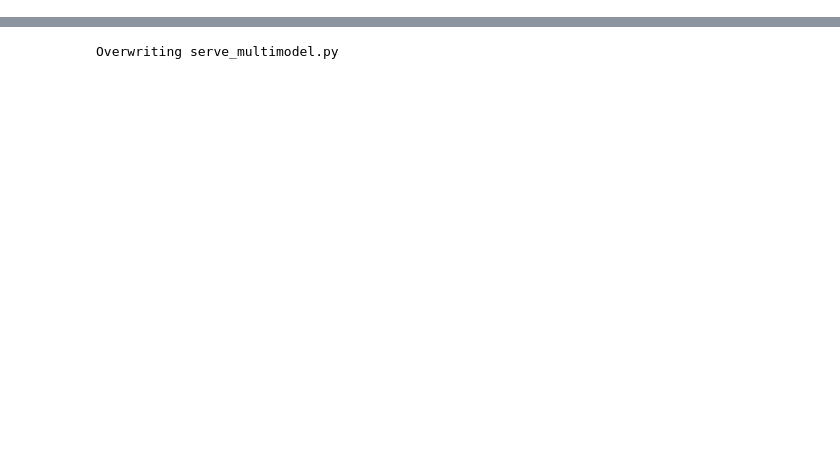
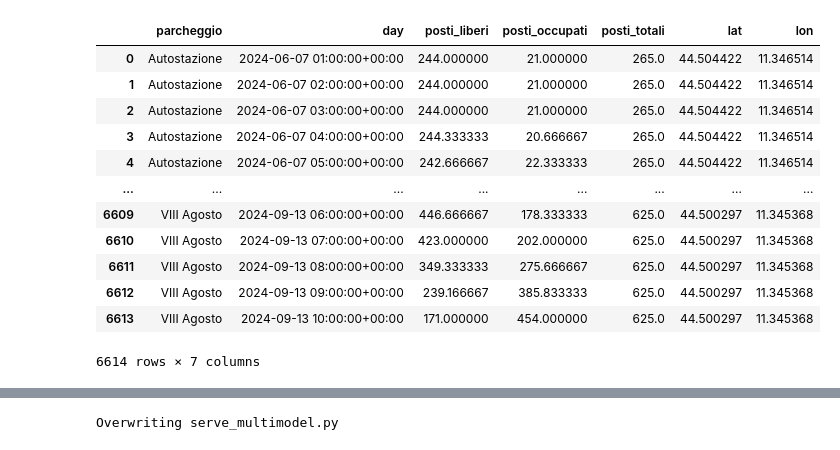
Before and after one commit to tn-aixpa/parkings-demo, a Jupyter notebook: parcheggi_ml.ipynb, the cells around one changed output, grey strips where cells are left out. Drawn from its saved outputs; the diff is of its cells as text; code cells hidden in the pictures; blank space fills up the shorter version.

```diff
--- a/parcheggi_ml.ipynb
+++ b/parcheggi_ml.ipynb
@@ -0,0 +45,24 @@
+# %%
+rdf = df.copy()
+rdf['data'] = pd.to_datetime(rdf['data'])
+rdf['day'] = rdf['data'].apply(lambda t: t.replace(second=0, minute=0))
+rdf['lat'] = rdf['lat'].apply(lambda t: float(t))
+rdf['lon'] = rdf['lon'].apply(lambda t: float(t))
+rdf = rdf.drop(columns=['data'])
+grouped =rdf.groupby(['parcheggio','day']).mean()
+df_aggregated = grouped.reset_index()
+df_aggregated
+# %% [output]
+|  | parcheggio | day | posti_liberi | posti_occupati | posti_totali | lat | lon |
+| 0 | Autostazione | 2024-06-07 01:00:00+00:00 | 244.000000 | 21.000000 | 265.0 | 44.504422 | 11.346514 |
+| 1 | Autostazione | 2024-06-07 02:00:00+00:00 | 244.000000 | 21.000000 | 265.0 | 44.504422 | 11.346514 |
+| 2 | Autostazione | 2024-06-07 03:00:00+00:00 | 244.000000 | 21.000000 | 265.0 | 44.504422 | 11.346514 |
+| 3 | Autostazione | 2024-06-07 04:00:00+00:00 | 244.333333 | 20.666667 | 265.0 | 44.504422 | 11.346514 |
+| 4 | Autostazione | 2024-06-07 05:00:00+00:00 | 242.666667 | 22.333333 | 265.0 | 44.504422 | 11.346514 |
+| ... | ... | ... | ... | ... | ... | ... | ... |
+| 6609 | VIII Agosto | 2024-09-13 06:00:00+00:00 | 446.666667 | 178.333333 | 625.0 | 44.500297 | 11.345368 |
+| 6610 | VIII Agosto | 2024-09-13 07:00:00+00:00 | 423.000000 | 202.000000 | 625.0 | 44.500297 | 11.345368 |
+| 6611 | VIII Agosto | 2024-09-13 08:00:00+00:00 | 349.333333 | 275.666667 | 625.0 | 44.500297 | 11.345368 |
+| 6612 | VIII Agosto | 2024-09-13 09:00:00+00:00 | 239.166667 | 385.833333 | 625.0 | 44.500297 | 11.345368 |
+| 6613 | VIII Agosto | 2024-09-13 10:00:00+00:00 | 171.000000 | 454.000000 | 625.0 | 44.500297 | 11.345368 |
+6614 rows × 7 columns
```
Also changed, not shown: parts of 42 cells of this notebook, 8 other files.
